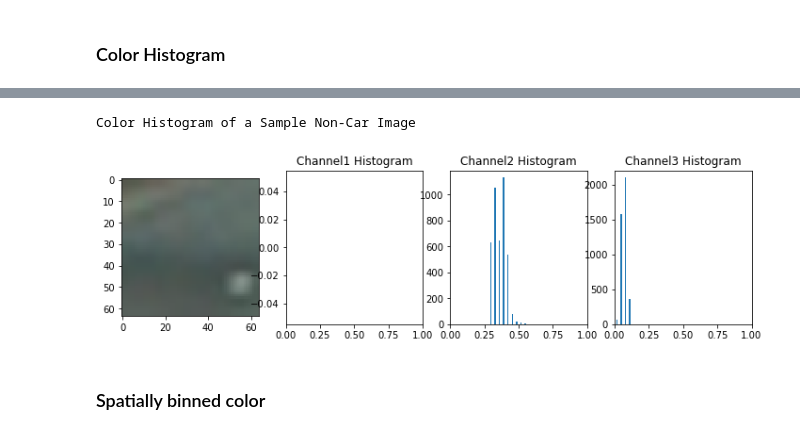
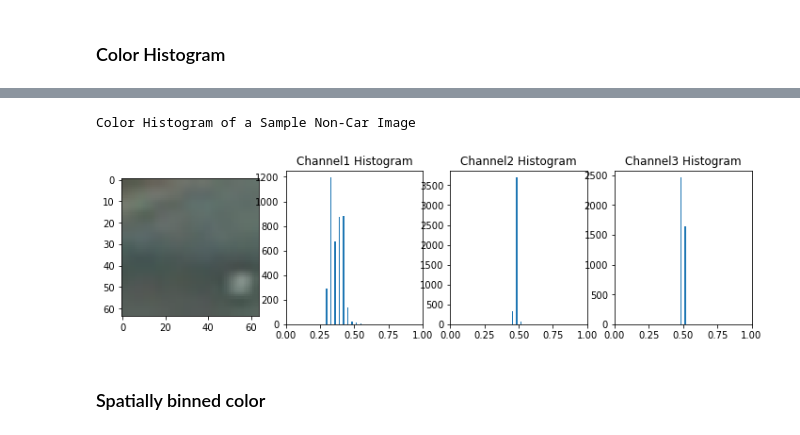
Before and after one commit to shuangxia/self-driving-car-engineer, a Jupyter notebook: P5-submission/vehicles_detection.ipynb, the cells around one changed output, grey strips where cells are left out. Drawn from its saved outputs; the diff is of its cells as text; code cells hidden in the pictures.

```diff
--- a/P5-submission/vehicles_detection.ipynb
+++ b/P5-submission/vehicles_detection.ipynb
@@ -68,23 +69,23 @@ IndexError: list index out of range
 # %%
 image_noncar = mpimg.imread(notcars[300])
-feature_image = convert_color(image_noncar, 'RGB', 'HLS')
+feature_image = convert_color(image_noncar, 'RGB', 'YCrCb')
 bin_centers, hist_features = color_hist(feature_image, nbins=32, bins_range=(0,1))
 print('Color Histogram of a Sample Non-Car Image')
 f, axes = plt.subplots(1, 4, figsize=(12, 3))
 axes[0].imshow(image_noncar)
 axes[1].bar(bin_centers, hist_features[:32], 0.01)
 axes[1].set_xlim(0, 1)
 axes[1].set_title('Channel1 Histogram')
 axes[2].bar(bin_centers, hist_features[32:64], 0.01)
 axes[2].set_xlim(0, 1)
 axes[2].set_title('Channel2 Histogram')
 axes[3].bar(bin_centers, hist_features[64:], 0.01)
 axes[3].set_xlim(0, 1)
 axes[3].set_title('Channel3 Histogram')
 plt.show()
 # %% [output]
 Color Histogram of a Sample Non-Car Image
-[figure, old version]
+[figure, new version]
 # %% [markdown]
 ### Spatially binned color
 # %%
```
Also changed, not shown: parts of 28 cells of this notebook, 2 other files.
